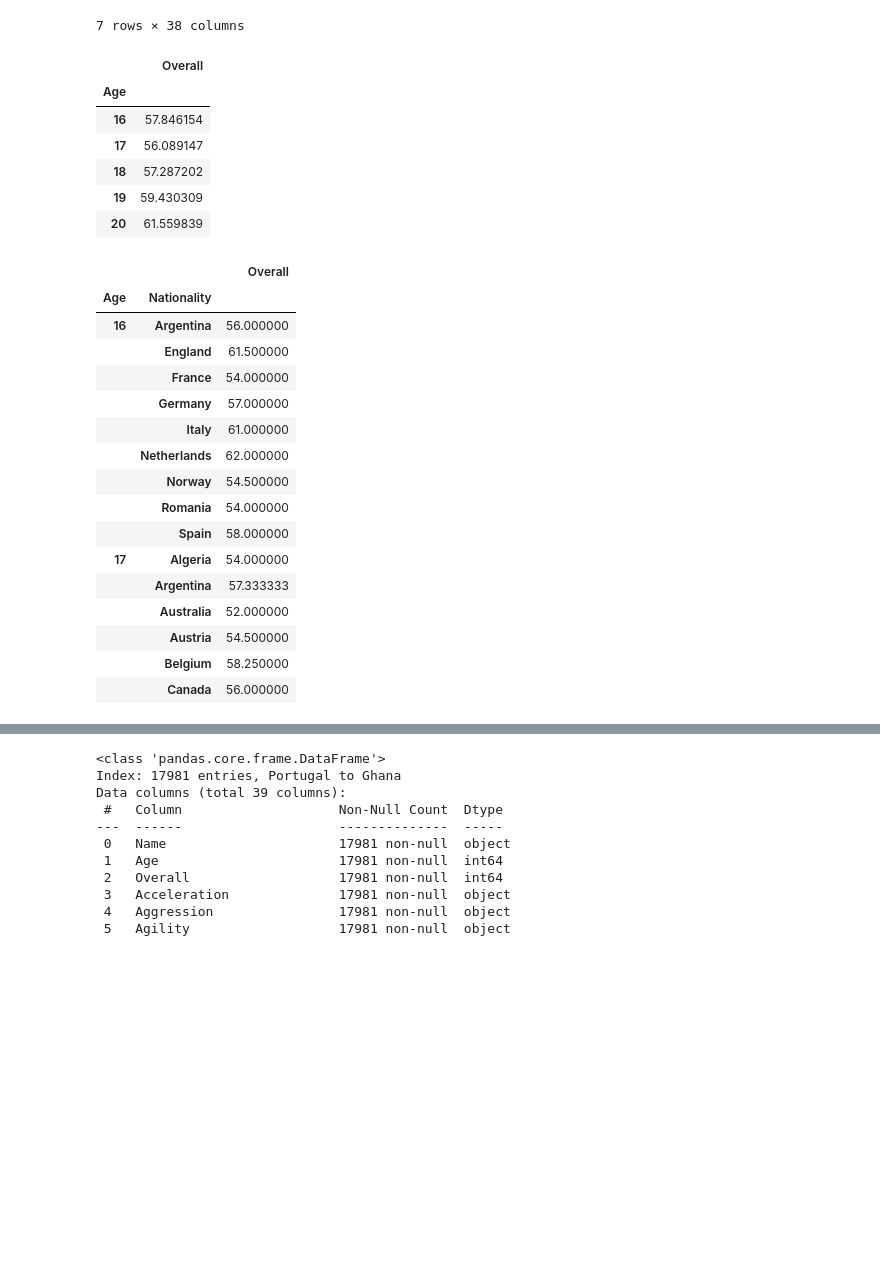
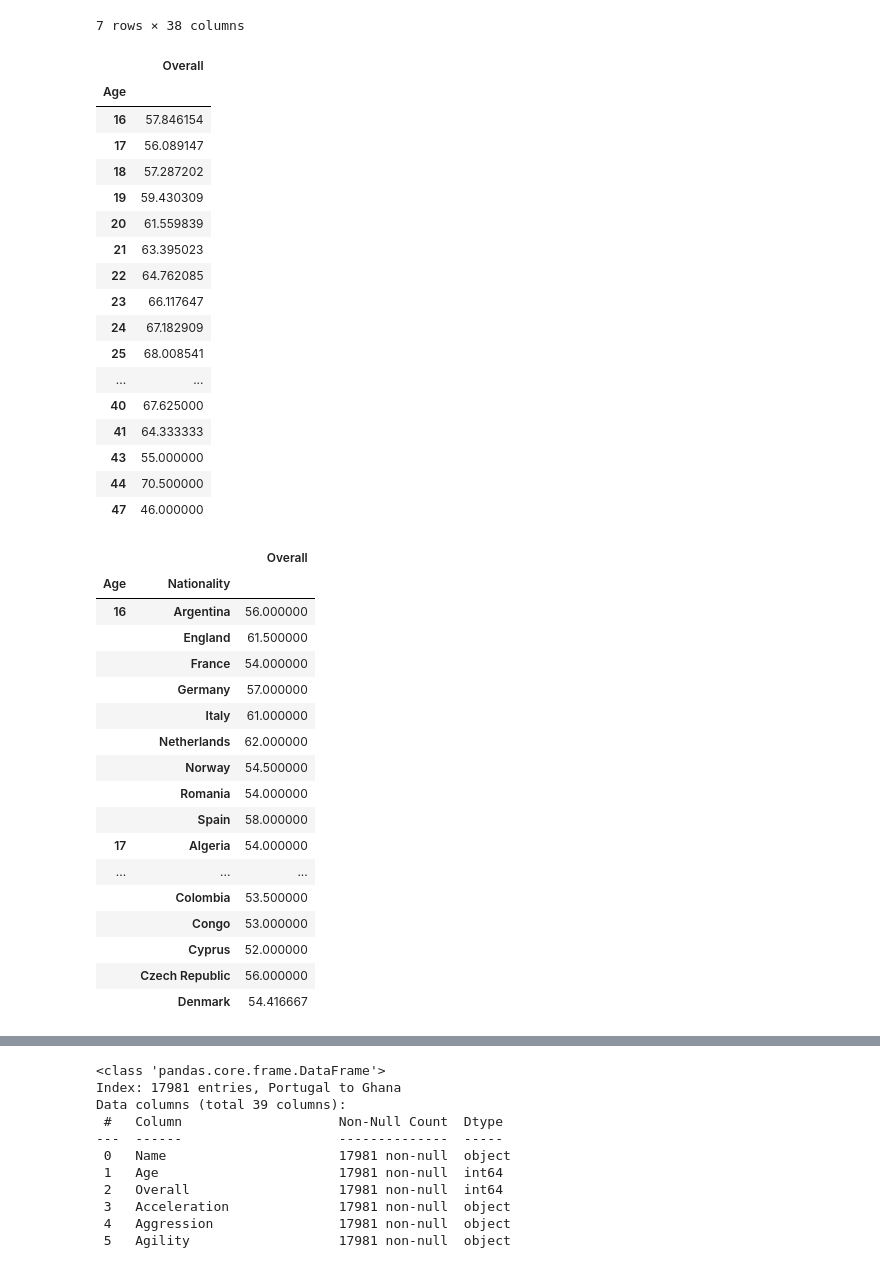
Before and after one commit to Ultra-Code/datascience_exploration, a Jupyter notebook: src/05-Python/DS with Python/Examples/02.02-ExploreAiTestBed.ipynb, the cells around one changed output, grey strips where cells are left out. Cells and saved outputs as stored; diff of their text form; code cells hidden in the pictures; blank space fills up the shorter version.

```diff
--- a/src/05-Python/DS with Python/Examples/02.02-ExploreAiTestBed.ipynb
+++ b/src/05-Python/DS with Python/Examples/02.02-ExploreAiTestBed.ipynb
@@ -264,18 +100,29 @@ df.head(7)
 7 rows × 38 columns
 # %%
 # Let's look at the average rating by age (first 5 rows).
-df.groupby('Age')[['Overall']].mean().head()
+df.groupby('Age')[['Overall']].mean()
 # %% [output]
 |  | Overall |
 | Age |  |
 | 16 | 57.846154 |
 | 17 | 56.089147 |
 | 18 | 57.287202 |
 | 19 | 59.430309 |
 | 20 | 61.559839 |
+| 21 | 63.395023 |
+| 22 | 64.762085 |
+| 23 | 66.117647 |
+| 24 | 67.182909 |
+| 25 | 68.008541 |
+| ... | ... |
+| 40 | 67.625000 |
+| 41 | 64.333333 |
+| 43 | 55.000000 |
+| 44 | 70.500000 |
+| 47 | 46.000000 |
 # %%
 # Look at the average rating by age and nationality (first 15 rows).
-df.groupby(['Age', 'Nationality'])[['Overall']].mean().head(15)
+df.groupby(['Age', 'Nationality'])[['Overall']].mean().head(21)
 # %% [output]
 |  |  | Overall |
 | Age | Nationality |  |
@@ -289,10 +136,11 @@ df.groupby(['Age', 'Nationality'])[['Overall']].mean().head(15)
 |  | Romania | 54.000000 |
 |  | Spain | 58.000000 |
 | 17 | Algeria | 54.000000 |
-|  | Argentina | 57.333333 |
-|  | Australia | 52.000000 |
-|  | Austria | 54.500000 |
-|  | Belgium | 58.250000 |
-|  | Canada | 56.000000 |
+| ... | ... | ... |
+|  | Colombia | 53.500000 |
+|  | Congo | 53.000000 |
+|  | Cyprus | 52.000000 |
+|  | Czech Republic | 56.000000 |
+|  | Denmark | 54.416667 |
 # %%
 # Change the age column to months and look at the first 5 entries.
```
Also changed, not shown: parts of 17 cells of this notebook.
